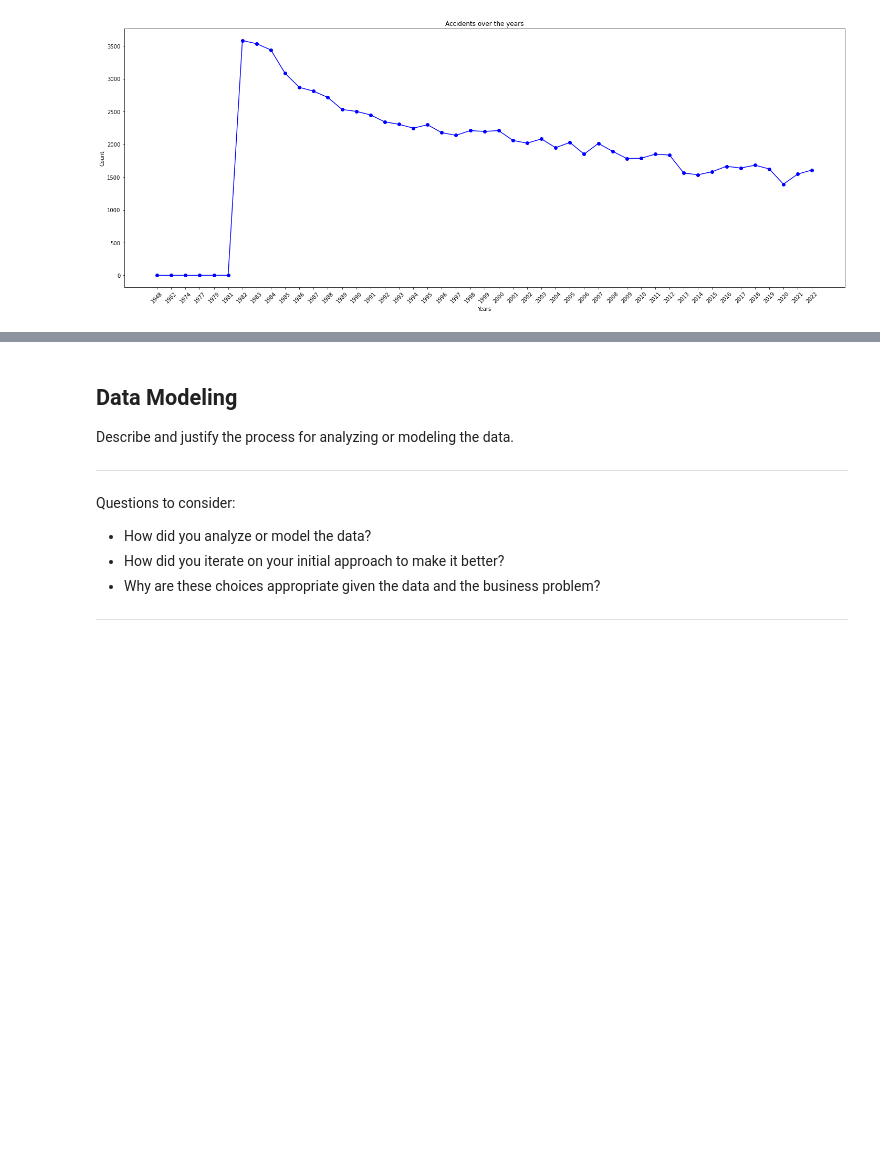
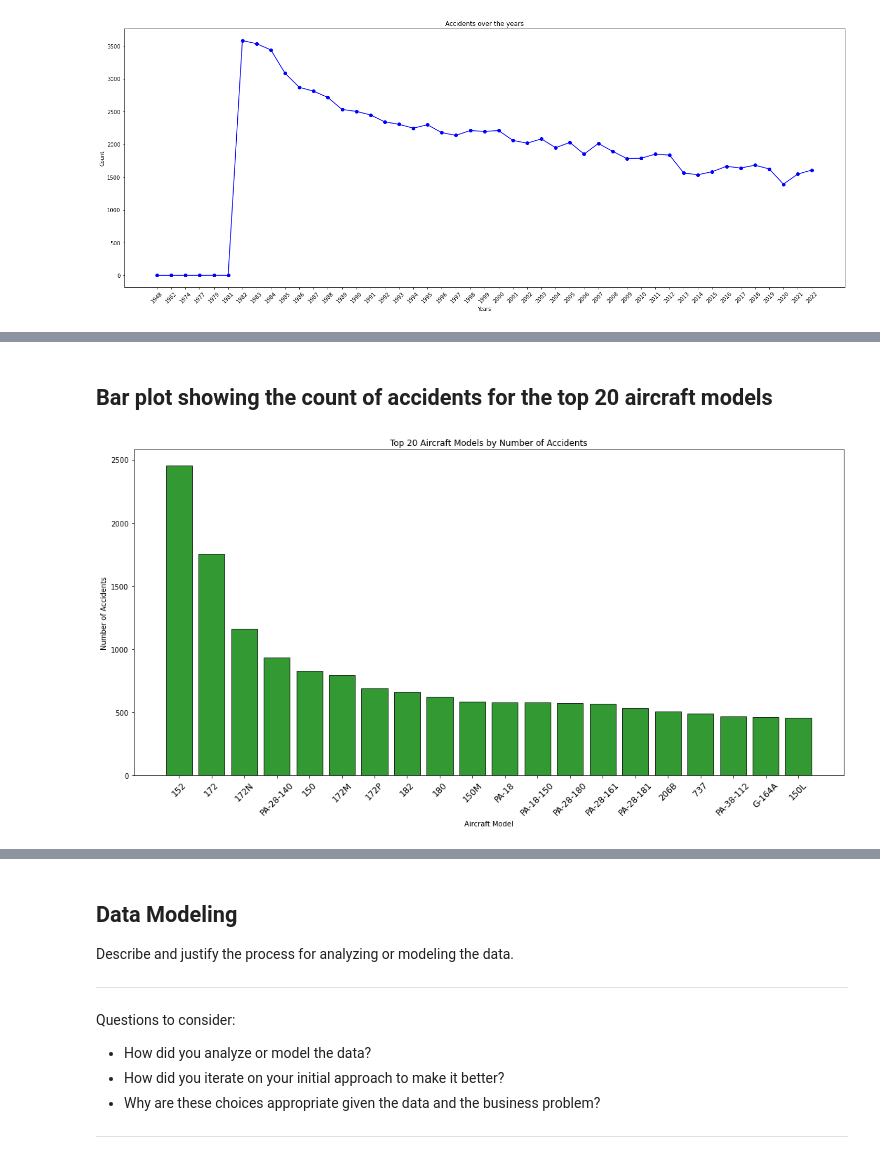
Before and after one commit to ianbett-hub/Phase-1-project, a Jupyter notebook: dsc-phase1-project-template.ipynb, the cells around one changed output, grey strips where cells are left out. Cells and saved outputs as stored; diff of their text form; code cells hidden in the pictures; blank space fills up the shorter version.

```diff
--- a/dsc-phase1-project-template.ipynb
+++ b/dsc-phase1-project-template.ipynb
@@ -621,0 +766,24 @@ plt.show()
+# %% [markdown]
+## Bar plot showing the count of accidents for the top 20 aircraft models
+# %%
+# Group by aircraft model and count the number of accidents
+model_counts = avi_df_clean['model'].value_counts().head(20)
+
+# Extracting labels
+x_ = model_counts.index
+y_ = model_counts.values
+
+# Plotting the bar chart
+fig, ax = plt.subplots(figsize=(15, 8))
+ax.bar(x_, y_, color='green', edgecolor='black', alpha=0.8)
+
+# Customizing the plot
+ax.set_xlabel('Aircraft Model')
+ax.set_ylabel('Number of Accidents')
+ax.set_title('Top 20 Aircraft Models by Number of Accidents')
+plt.xticks(rotation=45, fontsize=12)
+
+plt.tight_layout()
+plt.show()
+# %% [output]
+[figure, added]
```
Also changed, not shown: parts of 50 cells of this notebook.
